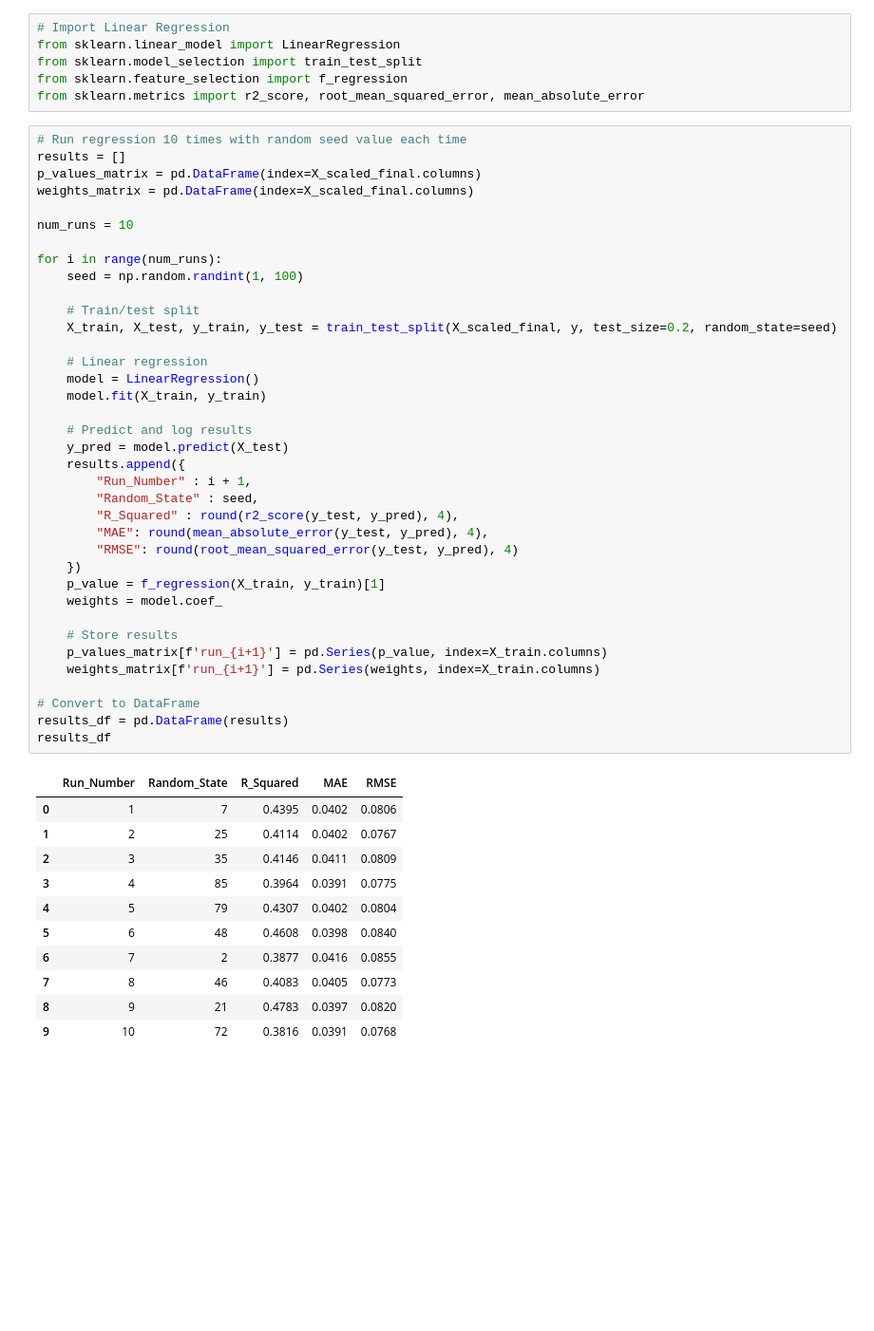
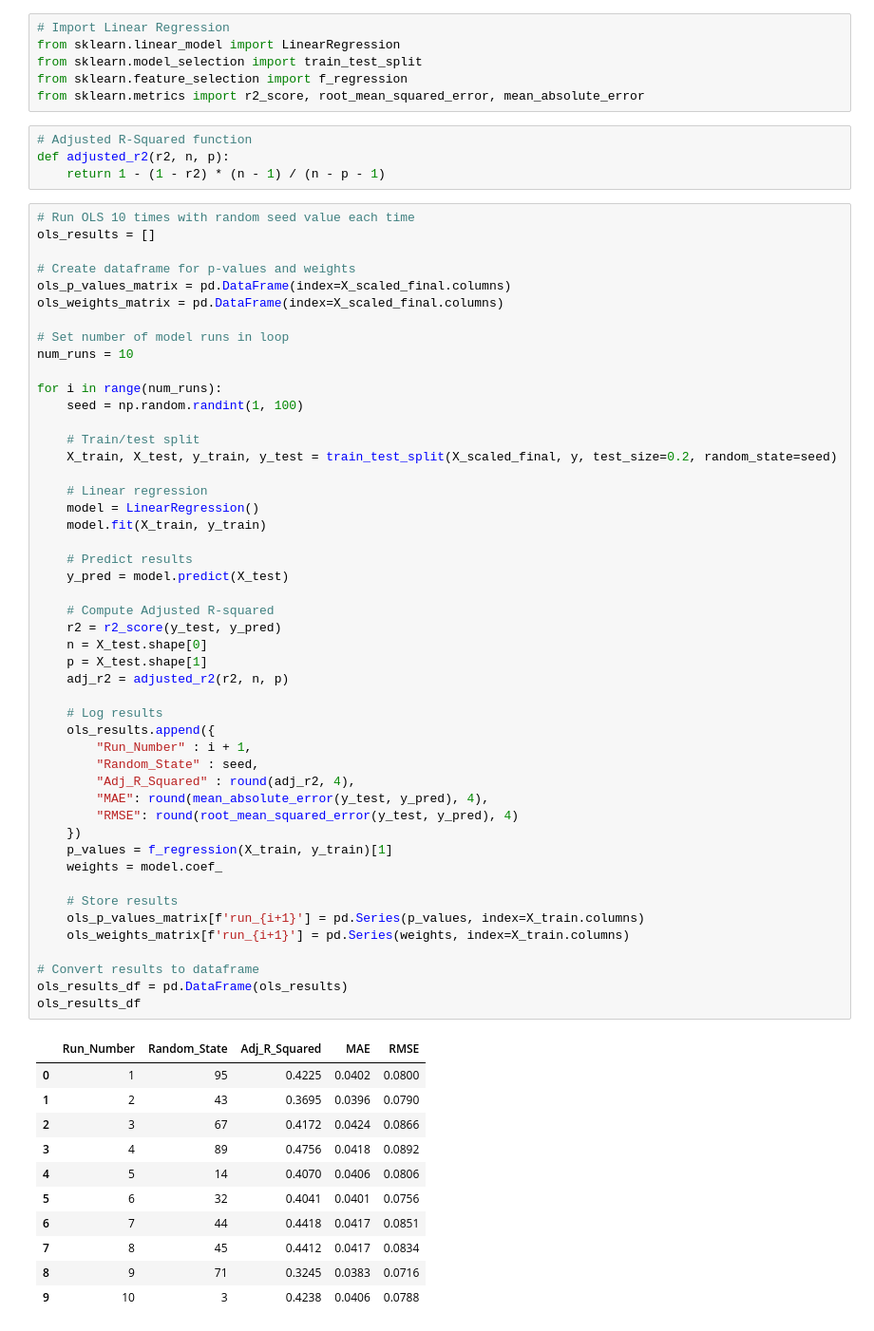
Before and after one commit to RasheedMartin/PredictingNBACareers, a Jupyter notebook: notebooks/modeling/All_NBA_Vote_Share_Modeling.ipynb, the cells around one changed output. Shown at 95% size. Cells and saved outputs as stored; diff of their text form; blank space fills up the shorter version.

```diff
--- a/notebooks/modeling/All_NBA_Vote_Share_Modeling.ipynb
+++ b/notebooks/modeling/All_NBA_Vote_Share_Modeling.ipynb
@@ -169,52 +176,67 @@ from sklearn.linear_model import LinearRegression
 from sklearn.model_selection import train_test_split
 from sklearn.feature_selection import f_regression
 from sklearn.metrics import r2_score, root_mean_squared_error, mean_absolute_error
+# %%
+# Adjusted R-Squared function
+def adjusted_r2(r2, n, p):
+    return 1 - (1 - r2) * (n - 1) / (n - p - 1)
 # %%
-# Run regression 10 times with random seed value each time
-results = []
-p_values_matrix = pd.DataFrame(index=X_scaled_final.columns)
-weights_matrix = pd.DataFrame(index=X_scaled_final.columns)
+# Run OLS 10 times with random seed value each time
+ols_results = []
 
+# Create dataframe for p-values and weights
+ols_p_values_matrix = pd.DataFrame(index=X_scaled_final.columns)
+ols_weights_matrix = pd.DataFrame(index=X_scaled_final.columns)
+
+# Set number of model runs in loop
 num_runs = 10
 
 for i in range(num_runs):
     seed = np.random.randint(1, 100)
 
     # Train/test split
     X_train, X_test, y_train, y_test = train_test_split(X_scaled_final, y, test_size=0.2, random_state=seed)
 
     # Linear regression
     model = LinearRegression()
     model.fit(X_train, y_train)
 
-    # Predict and log results
+    # Predict results
     y_pred = model.predict(X_test)
-    results.append({
+
+    # Compute Adjusted R-squared
+    r2 = r2_score(y_test, y_pred)
+    n = X_test.shape[0]
+    p = X_test.shape[1]
+    adj_r2 = adjusted_r2(r2, n, p)
+
+    # Log results
+    ols_results.append({
         "Run_Number" : i + 1,
         "Random_State" : seed,
-        "R_Squared" : round(r2_score(y_test, y_pred), 4),
+        "Adj_R_Squared" : round(adj_r2, 4),
         "MAE": round(mean_absolute_error(y_test, y_pred), 4),
         "RMSE": round(root_mean_squared_error(y_test, y_pred), 4)
     })
-    p_value = f_regression(X_train, y_train)[1]
+    p_values = f_regression(X_train, y_train)[1]
     weights = model.coef_
 
     # Store results
-    p_values_matrix[f'run_{i+1}'] = pd.Series(p_value, index=X_train.columns)
-    weights_matrix[f'run_{i+1}'] = pd.Series(weights, index=X_train.columns)
+    ols_p_values_matrix[f'run_{i+1}'] = pd.Series(p_values, index=X_train.columns)
+    ols_weights_matrix[f'run_{i+1}'] = pd.Series(weights, index=X_train.columns)
 
-# Convert to DataFrame
-results_df = pd.DataFrame(results)
-results_df
+# Convert results to dataframe
+ols_results_df = pd.DataFrame(ols_results)
+ols_results_df
 # %% [output]
-|  | Run_Number | Random_State | R_Squared | MAE | RMSE |
-| 0 | 1 | 7 | 0.4395 | 0.0402 | 0.0806 |
-| 1 | 2 | 25 | 0.4114 | 0.0402 | 0.0767 |
-| 2 | 3 | 35 | 0.4146 | 0.0411 | 0.0809 |
-| 3 | 4 | 85 | 0.3964 | 0.0391 | 0.0775 |
-| 4 | 5 | 79 | 0.4307 | 0.0402 | 0.0804 |
-| 5 | 6 | 48 | 0.4608 | 0.0398 | 0.0840 |
-| 6 | 7 | 2 | 0.3877 | 0.0416 | 0.0855 |
-| 7 | 8 | 46 | 0.4083 | 0.0405 | 0.0773 |
-| 8 | 9 | 21 | 0.4783 | 0.0397 | 0.0820 |
-| 9 | 10 | 72 | 0.3816 | 0.0391 | 0.0768 |
+|  | Run_Number | Random_State | Adj_R_Squared | MAE | RMSE |
+| 0 | 1 | 95 | 0.4225 | 0.0402 | 0.0800 |
+| 1 | 2 | 43 | 0.3695 | 0.0396 | 0.0790 |
+| 2 | 3 | 67 | 0.4172 | 0.0424 | 0.0866 |
+| 3 | 4 | 89 | 0.4756 | 0.0418 | 0.0892 |
+| 4 | 5 | 14 | 0.4070 | 0.0406 | 0.0806 |
+| 5 | 6 | 32 | 0.4041 | 0.0401 | 0.0756 |
+| 6 | 7 | 44 | 0.4418 | 0.0417 | 0.0851 |
+| 7 | 8 | 45 | 0.4412 | 0.0417 | 0.0834 |
+| 8 | 9 | 71 | 0.3245 | 0.0383 | 0.0716 |
+| 9 | 10 | 3 | 0.4238 | 0.0406 | 0.0788 |
```
Also changed, not shown: parts of 11 cells of this notebook.
